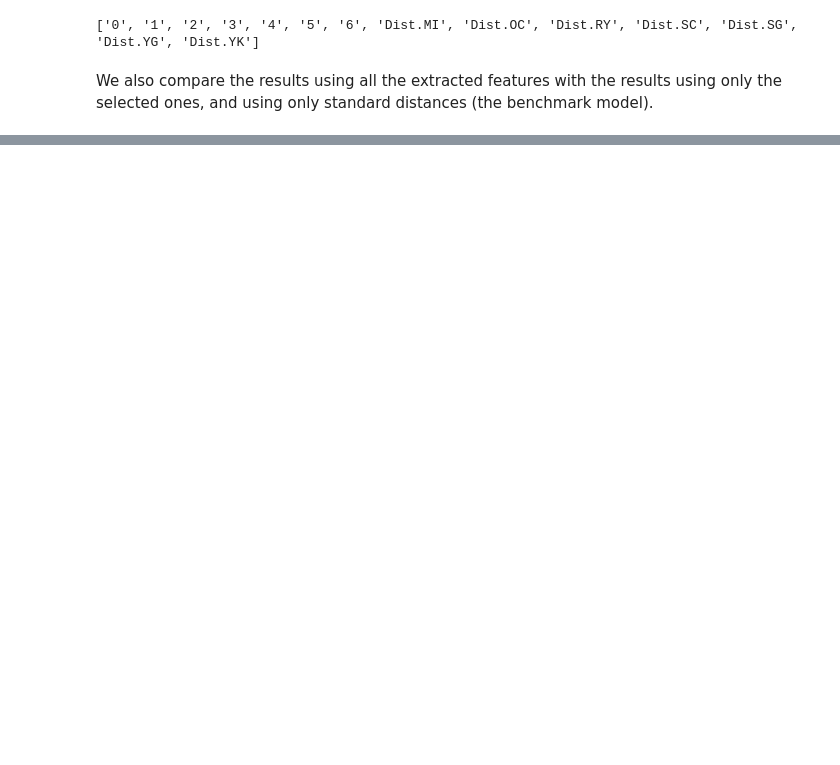
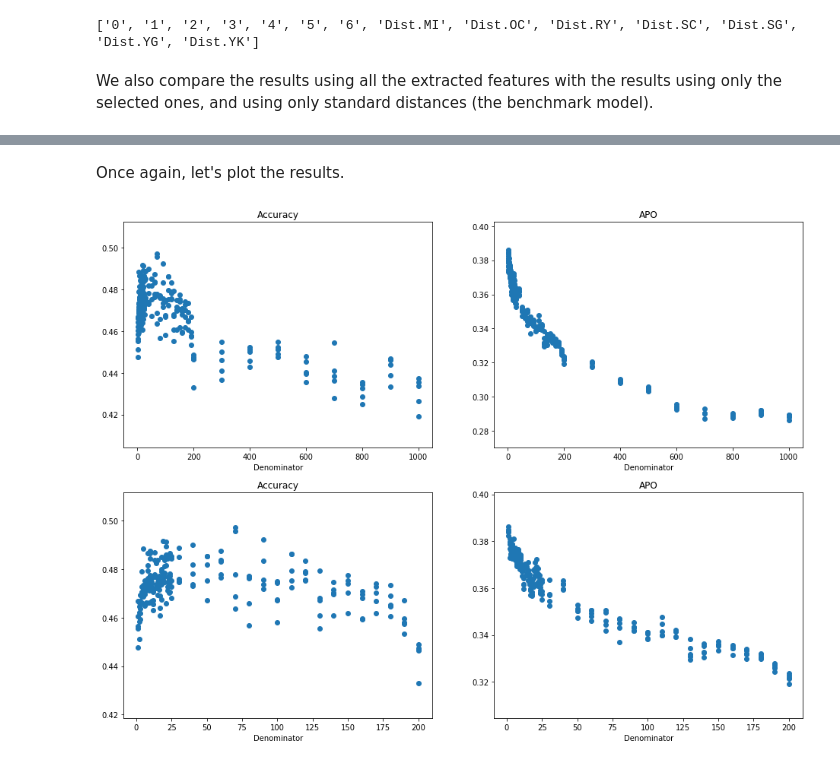
Before and after one commit to gonzaloMS-2000/PORPOS-TMG, a Jupyter notebook: Random_Forest/Location_Choice_Distance_Features.ipynb, the cells around one changed output, grey strips where cells are left out. Saved outputs shown, nothing was run; the diff lists cells and outputs as text; code cells hidden in the pictures; blank space fills up the shorter version.

```diff
--- a/Random_Forest/Location_Choice_Distance_Features.ipynb
+++ b/Random_Forest/Location_Choice_Distance_Features.ipynb
@@ -247,0 +271,28 @@ Some next steps include:
+# %%
+denoms = list(range(1, 26)) + list(range(30, 210, 10)) + list(range(300, 1100, 100))
+denoms_for_plot = [item for item in denoms for i in range(5)]
+acc = []
+apo = []
+for j in denoms:
+    x_temp = (df['HomeZone'] / j).astype(int).values.reshape(-1, 1)
+    for i in range(5):
+        X_train, X_test, y_train, y_test = train_test_split(x_temp, y, test_size=0.3)
+        rf.fit(X_train, y_train)
+        y_pred = rf.predict(X_test)
+        acc.append(rf.score(X_test, y_test))
+        probs = rf.predict_proba(X_test)
+        results = pd.concat((y_test.reset_index(drop=True), pd.DataFrame(probs)), axis=1)
+        apo.append(results.apply(lambda z: z[schools.index(z.School_Codes)], axis=1).mean())
+# %% [markdown]
+Once again, let's plot the results.
+# %%
+plt.subplots(2, 2, figsize=(16, 12))
+plot_info = (('Accuracy', denoms_for_plot, acc), ('APO', denoms_for_plot, apo), ('Accuracy', denoms_for_plot[:215], acc[:215]), ('APO', denoms_for_plot[:215], apo[:215]))
+for i in range(len(plot_info)):
+    plt.subplot(2, 2, i+1)
+    plt.title(plot_info[i][0])
+    plt.xlabel('Denominator')
+    plt.scatter(plot_info[i][1], plot_info[i][2])
+plt.show()
+# %% [output]
+[figure, added]
```
Also changed, not shown: parts of 18 cells of this notebook, 1 other file.
